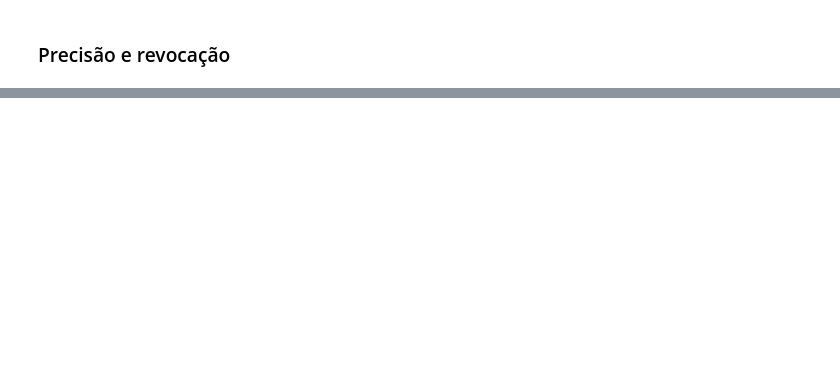
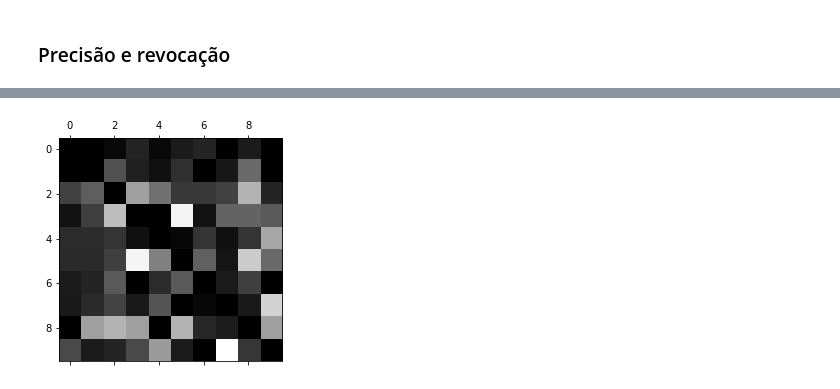
Before and after one commit to ebmm01/ml-in-practice, a Jupyter notebook: ch3/ch3.ipynb, the cells around one changed output, grey strips where cells are left out. Saved outputs shown, nothing was run; the diff lists cells and outputs as text; code cells hidden in the pictures; blank space fills up the shorter version.

```diff
--- a/ch3/ch3.ipynb
+++ b/ch3/ch3.ipynb
@@ -152,0 +362,18 @@ array([[5330,  156],
+# %%
+"""
+Dividiremos cada valor na matriz pelo número de imagens correspondente para comparar taxas de erro ao invés
+de erro absoluto, o que tornaria a avaliação injusta.
+"""
+
+row_sums = conf_mx.sum(axis=1, keepdims=True)
+norm_conf_mx = conf_mx / row_sums
+
+# Preenchemos as diagonais com 0's para manter apenas os erros e plotar o resultado:
+np.fill_diagonal(norm_conf_mx, 0)
+
+
+# Onde as linhas representam as classes reais, e as colunas as classes previstas
+plt.matshow(norm_conf_mx, cmap=plt.cm.gray)
+plt.show()
+# %% [output]
+[figure, added]
```
Also changed, not shown: parts of 35 cells of this notebook, 2 other files.
